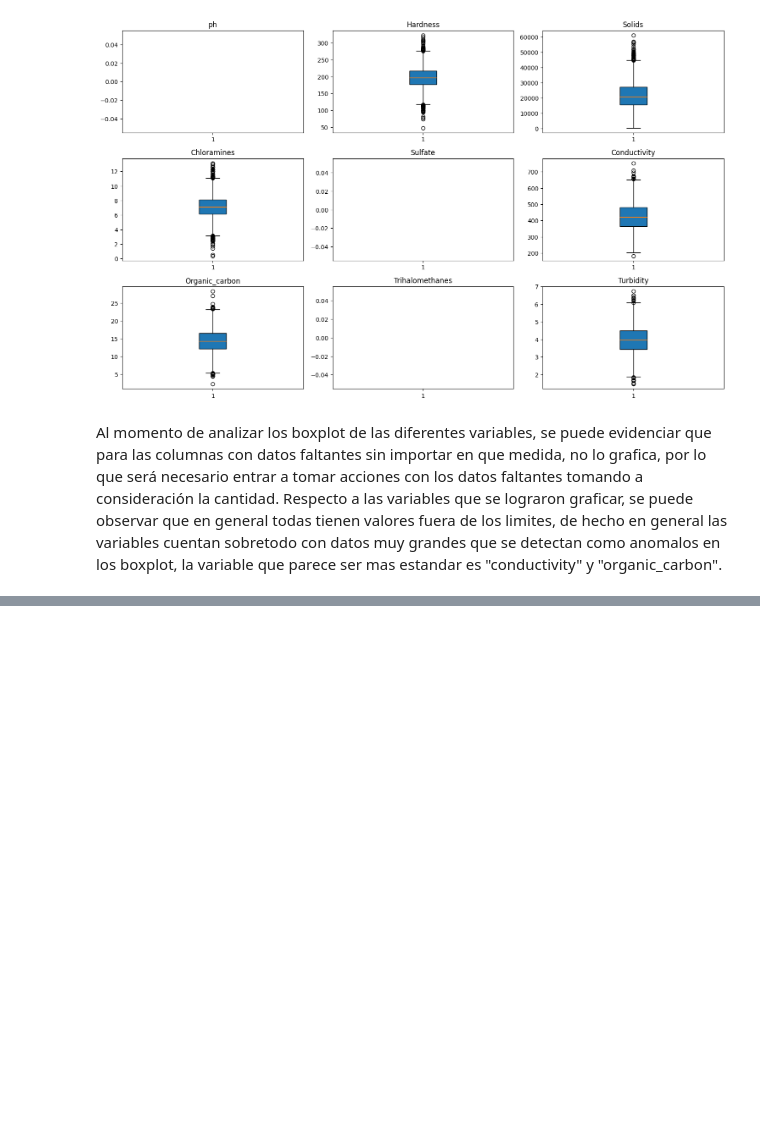
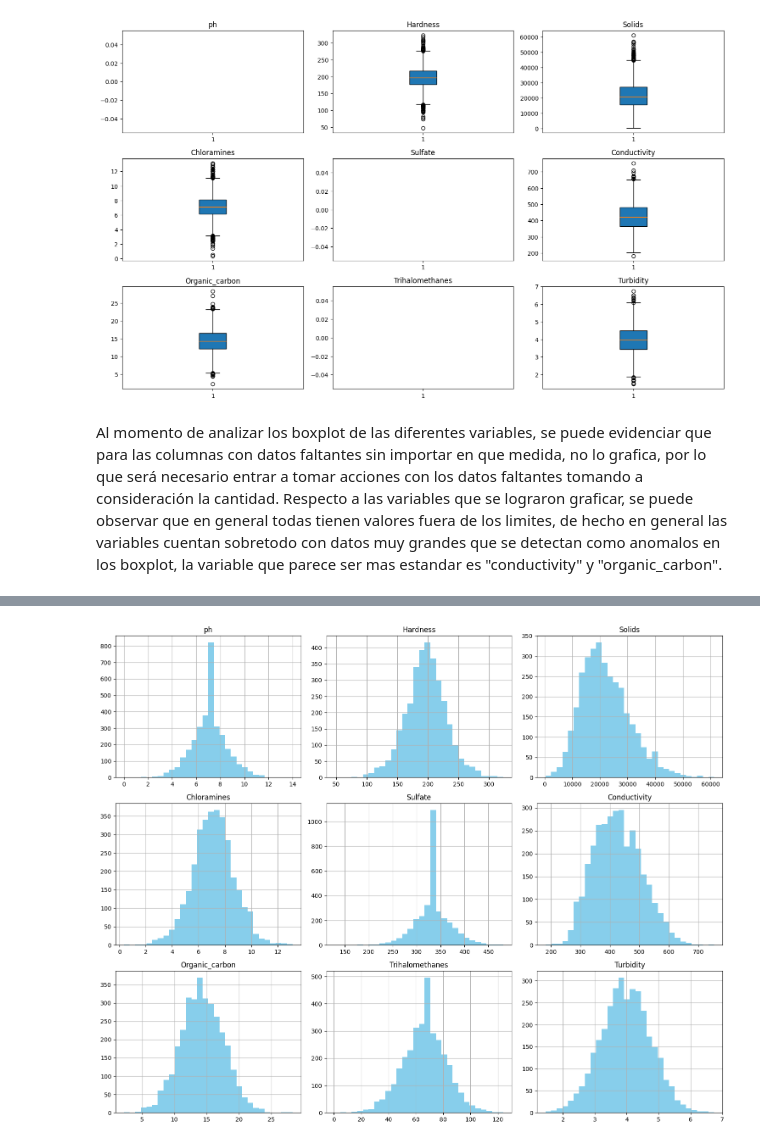
Before and after one commit to DIEGO-ALI/Taller1-BigData, a Jupyter notebook: zavithar.ipynb, the cells around one changed output, grey strips where cells are left out. Saved outputs shown, nothing was run; the diff lists cells and outputs as text; code cells hidden in the pictures; blank space fills up the shorter version.

Commit message:
se imputan datos en los registros nulos, se hace imputando la mediana para no afectar la distribución de datos

```diff
--- a/zavithar.ipynb
+++ b/zavithar.ipynb
@@ -117,0 +120,8 @@ Al momento de analizar los boxplot de las diferentes variables, se puede evidenc
+# %%
+## Imputar los faltantes con la mediana de cada columna
+df = df.fillna(df.median(numeric_only=True))
+
+## Verificar que ya no haya nulos
+print("---------------------------------------------")
+print("Valores nulos después de imputar:")
+print(df.isna().sum())
@@ -117,0 +166,9 @@ Al momento de analizar los boxplot de las diferentes variables, se puede evidenc
+# %%
+##Volvemos a validar los histogramas y boxplots para ver como quedaron los datos despues de la imputacion
+numeric_cols = ['ph', 'Hardness', 'Solids', 'Chloramines', 'Sulfate', 'Conductivity', 'Organic_carbon', 'Trihalomethanes', 'Turbidity']
+
+df[numeric_cols].hist(bins=30, figsize=(15,12), color='skyblue')
+plt.tight_layout()
+plt.show()
+# %% [output]
+[figure, added]
```
Also changed, not shown: parts of 6 cells of this notebook.
